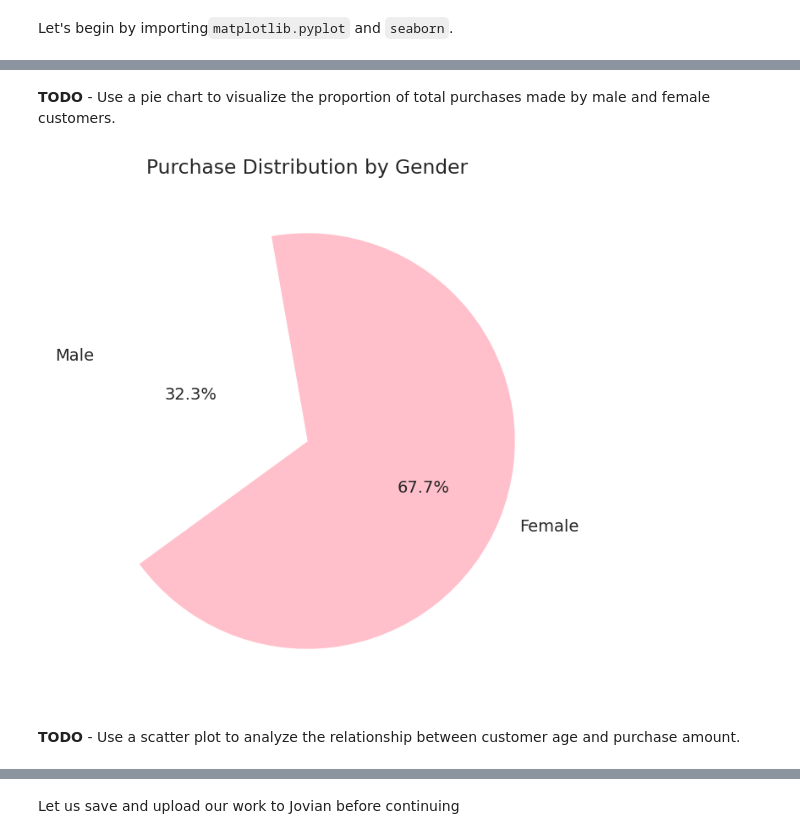
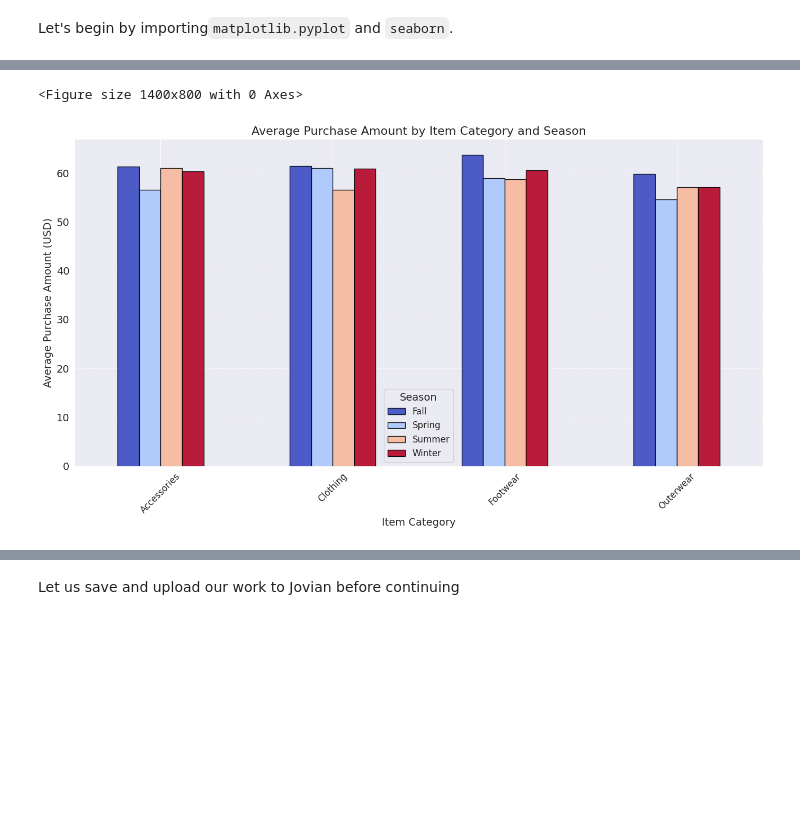
Before and after one commit to karam79/Heart-Disease-Prediction-using-Machine-Learning, a Jupyter notebook: fully_updated_zerotopandas_course_project.ipynb, the cells around one changed output, grey strips where cells are left out. Drawn from its saved outputs; the diff is of its cells as text; code cells hidden in the pictures; blank space fills up the shorter version.

```diff
--- a/fully_updated_zerotopandas_course_project.ipynb
+++ b/fully_updated_zerotopandas_course_project.ipynb
@@ -545,38 +600,25 @@ plt.tight_layout()
 # %%
 import pandas as pd
 import matplotlib.pyplot as plt
 
-
-
-# Group by 'Item Purchased' and calculate the average purchase amount
-average_purchase = shopping_df.groupby('Item Purchased')['Purchase Amount (USD)'].mean()
+# Group the data by 'Category' and 'Season', and calculate the mean purchase amount
+avg_purchase_by_category_season = shopping_df.groupby(['Category', 'Season'])['Purchase Amount (USD)'].mean().unstack()
 
 # Plot the results
-plt.figure(figsize=(10, 6))
-average_purchase.plot(kind='bar', color='skyblue')
-plt.title('Average Purchase Amount by Item')
-plt.xlabel('Item Purchased')
-plt.ylabel('Average Purchase Amount (USD)')
-plt.xticks(rotation=45)
+plt.figure(figsize=(14, 8))
+avg_purchase_by_category_season.plot(kind='bar', figsize=(14, 8), colormap='coolwarm', edgecolor='black', alpha=0.9)
+
+# Add descriptive labels and titles
+plt.title('Average Purchase Amount by Item Category and Season', fontsize=16)
+plt.xlabel('Item Category', fontsize=14)
+plt.ylabel('Average Purchase Amount (USD)', fontsize=14)
+plt.xticks(rotation=45, fontsize=12)
+plt.legend(title='Season', fontsize=12)
+plt.grid(axis='y', linestyle='--', alpha=0.7)
+
+# Display the plot
+plt.tight_layout()
 plt.show()
-
-plt.tight_layout()
+# %% [output]
+<Figure size 1400x800 with 0 Axes>
+[figure, added]
-# %% [markdown]
-**TODO** - Use a pie chart to visualize the proportion of total purchases made by male and female customers.
-# %%
-# Calculate total purchases by gender
-total_purchase_by_gender = shopping_df.groupby('Gender')['Purchase Amount (USD)'].sum()
-
-# Plot a pie chart
-plt.figure(figsize=(8, 8))
-total_purchase_by_gender.plot(kind='pie', autopct='%1.1f%%', startangle=100, colors=['white', 'pink'], labels=['Male', 'Female'])
-plt.title('Purchase Distribution by Gender')
-plt.ylabel('')  # Remove the y-axis label
-plt.show()
-
-plt.xlabel("X-axis Label", fontsize=12)
-plt.tight_layout()
-# %% [output]
-[figure, removed]
-# %% [markdown]
-**TODO** - Use a scatter plot to analyze the relationship between customer age and purchase amount.
```
Also changed, not shown: parts of 22 cells of this notebook.
